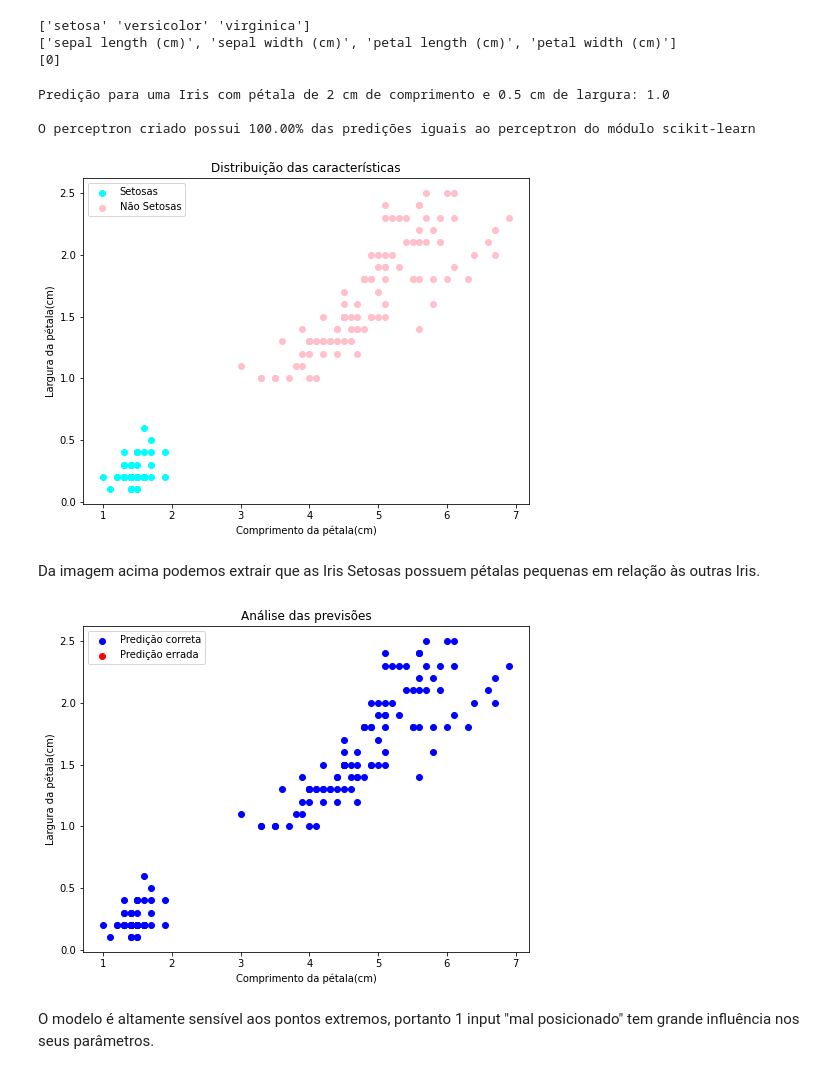
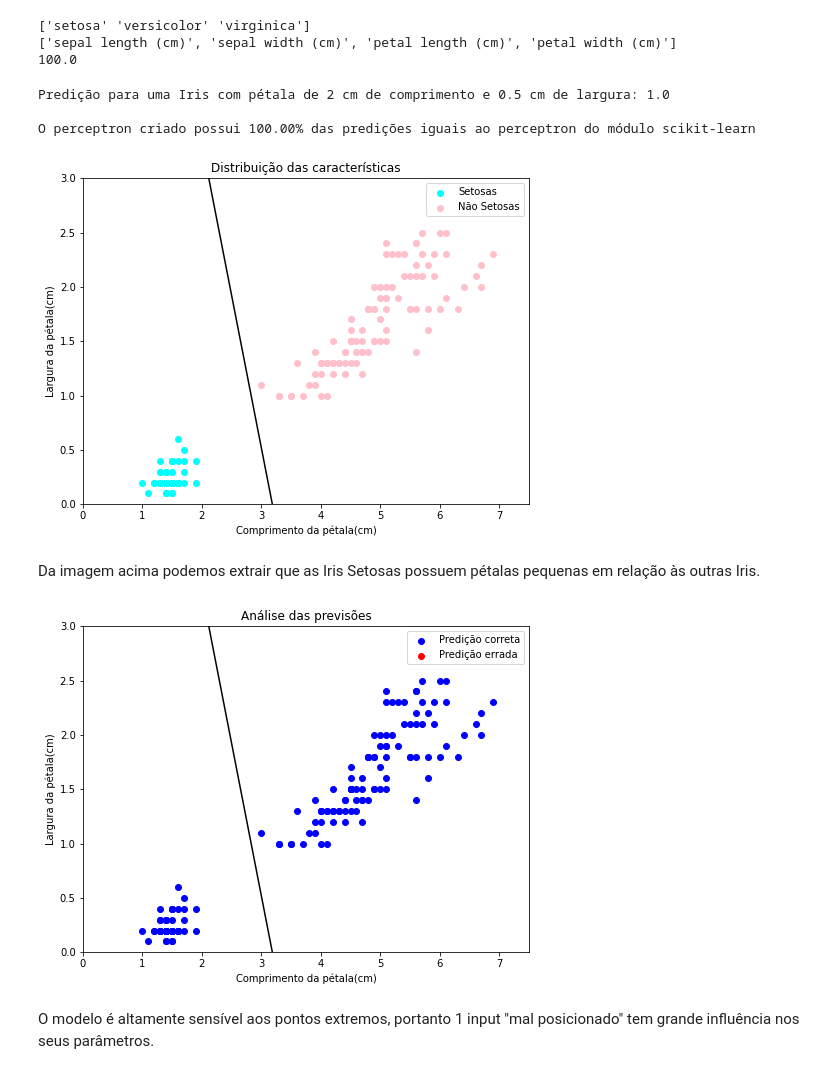
Before and after one commit to HenriqueCrj/AulasPython, a Jupyter notebook: Projeto_2.ipynb, the cells around one changed output. Saved outputs shown, nothing was run; the diff lists cells and outputs as text; code cells hidden in the pictures.

```diff
--- a/Projeto_2.ipynb
+++ b/Projeto_2.ipynb
@@ -97,6 +130,7 @@ class Perceptron2(): #Parte 1
 #Usando scikit-learn
 import matplotlib.pyplot as plt
 from sklearn.datasets import load_iris
+from sklearn.model_selection import train_test_split
 from sklearn.linear_model import Perceptron
 
 iris = load_iris()
@@ -107,15 +141,17 @@ print(iris.feature_names)
 X = iris.data[:,(2,3)]
 y = (iris.target == 0).astype(int)
 
+X_train, X_test, y_train, y_test = train_test_split(X, y, test_size=0.5)
+
 perceptron_clf = Perceptron()
-perceptron_clf.fit(X,y)
+perceptron_clf.fit(X_train,y_train)
 
-y_pred = perceptron_clf.predict([[2,0.5]])
-print(y_pred)
+y_pred = perceptron_clf.predict(X_test)
+print(np.array(y_pred[y_pred==y_test]).size*100/y_test.size)
 # %% [output]
 ['setosa' 'versicolor' 'virginica']
 ['sepal length (cm)', 'sepal width (cm)', 'petal length (cm)', 'petal width (cm)']
-[0]
+100.0
 # %%
 #Usando o Perceptron do projeto
 perceptron = Perceptron2(2)
@@ -130,18 +166,28 @@ X = np.append(X,[[3.5,1.2]],axis=0)
 y = np.append(y,[1])
 """
 
-treino = perceptron.train(X,y)
+perceptron.train(X_train,y_train)
 print(f"Predição para uma Iris com pétala de 2 cm de comprimento e 0.5 cm de largura: {perceptron.predict([[2,0.5]])}\n") #Parte 2
+
 count = 0
-for x in X: #Parte 3
+for x in X_test: #Parte 3
    if perceptron_clf.predict([x]) == perceptron.predict(x):
        count += 1
-print(f"O perceptron criado possui {count*100/len(y):.2f}% das predições iguais ao perceptron do módulo scikit-learn\n")
+print(f"O perceptron criado possui {count*100/len(y_test):.2f}% das predições iguais ao perceptron do módulo scikit-learn\n")
 # %% [output]
 Predição para uma Iris com pétala de 2 cm de comprimento e 0.5 cm de largura: 1.0
 
 O perceptron criado possui 100.00% das predições iguais ao perceptron do módulo scikit-learn
 # %%
+def plot_line(perceptron, beginning, end):
+    import numpy as np
+    import matplotlib.pyplot as plt
+
+    weights = perceptron.weights
+    x = np.linspace(beginning, end, 4)
+    y = -weights[1]*x/weights[2] - weights[0]/weights[2]
+    plt.plot(x, y, color="black")
+
 not_setosas = X[y == 0]
 setosas = X[y == 1]
 fig,ax = plt.subplots(figsize=(8,6))
@@ -150,27 +196,33 @@ ax.scatter(setosas[:,0],setosas[:,1],color = "cyan",label="Setosas")
 ax.scatter(not_setosas[:,0],not_setosas[:,1],color = "pink",label="Não Setosas")
 ax.set_xlabel("Comprimento da pétala(cm)")
 ax.set_ylabel("Largura da pétala(cm)")
+ax.set_xlim(0,7.5)
+ax.set_ylim(0,3)
 ax.legend()
+plot_line(perceptron, np.amin(X[:,0]), np.amax(X[:,0]))
 fig.show()
 # %% [output]
-[figure, old version]
+[figure, new version]
 # %% [markdown]
 Da imagem acima podemos extrair que as Iris Setosas possuem pétalas pequenas em relação às outras Iris.
 # %%
 predictions = np.array([perceptron.predict(x) for x in X])
 right = np.array(X[predictions == y])
 wrong = np.array(X[predictions != y])
 
 fig,ax = plt.subplots(figsize=(8,6))
 ax.set_title("Análise das previsões")
 ax.scatter(right[:,0],right[:,1],color = "blue",label="Predição correta")
 ax.scatter(wrong[:,0],wrong[:,1],color = "red",label="Predição errada")
 ax.set_xlabel("Comprimento da pétala(cm)")
 ax.set_ylabel("Largura da pétala(cm)")
+ax.set_xlim(0,7.5)
+ax.set_ylim(0,3)
 ax.legend()
+plot_line(perceptron, np.amin(X[:,0]), np.amax(X[:,0]))
 fig.show()
 # %% [output]
-[figure, old version]
+[figure, new version]
 # %% [markdown]
 O modelo é altamente sensível aos pontos extremos, portanto 1 input "mal posicionado" tem grande influência nos seus parâmetros.
 # %%
```
Also changed, not shown: parts of 6 cells of this notebook.
